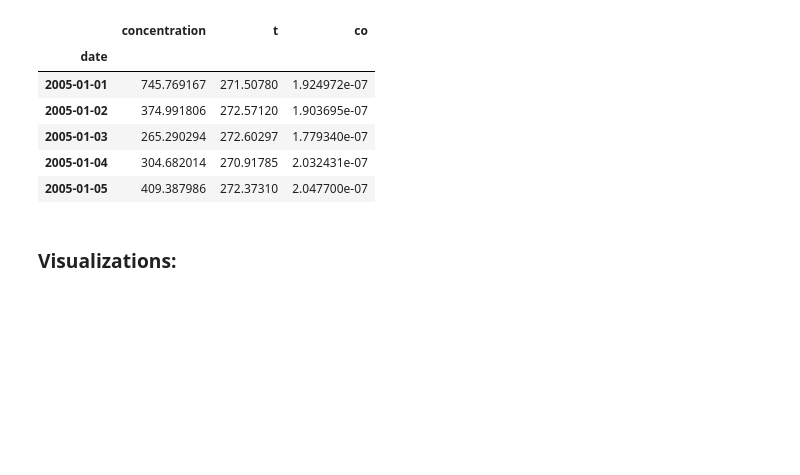
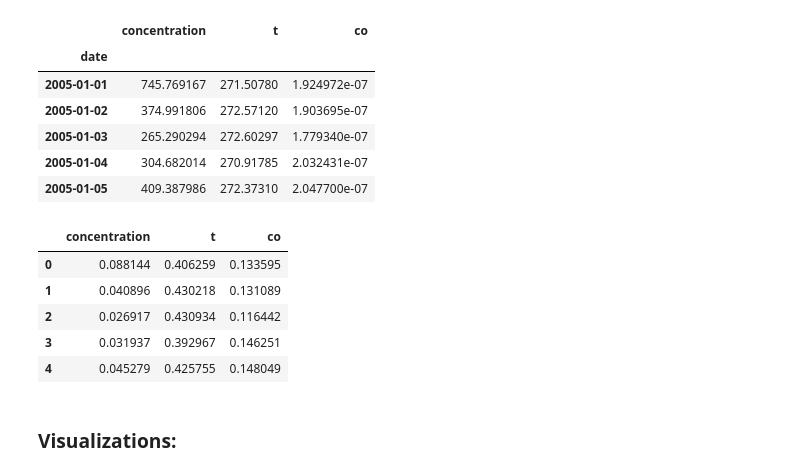
Before and after one commit to ellarauth/aerosol-modeling, a Jupyter notebook: notebooks/explore.ipynb, the cells around one changed output. Saved outputs shown, nothing was run; the diff lists cells and outputs as text; code cells hidden in the pictures; blank space fills up the shorter version.

```diff
--- a/notebooks/explore.ipynb
+++ b/notebooks/explore.ipynb
@@ -82,6 +82,15 @@ df_log = df_scaled.transform(np.log)
 # calculating moving averages for log-transformed data
 df_log_ma = df_log.copy()
 df_log_ma = df_log_ma.rolling(window=30).mean()
+# %%
+df_scaled.head()
+# %% [output]
+|  | concentration | t | co |
+| 0 | 0.088144 | 0.406259 | 0.133595 |
+| 1 | 0.040896 | 0.430218 | 0.131089 |
+| 2 | 0.026917 | 0.430934 | 0.116442 |
+| 3 | 0.031937 | 0.392967 | 0.146251 |
+| 4 | 0.045279 | 0.425755 | 0.148049 |
 # %% [markdown]
 ### Visualizations:
 # %%
```
Also changed, not shown: parts of 3 cells of this notebook.
